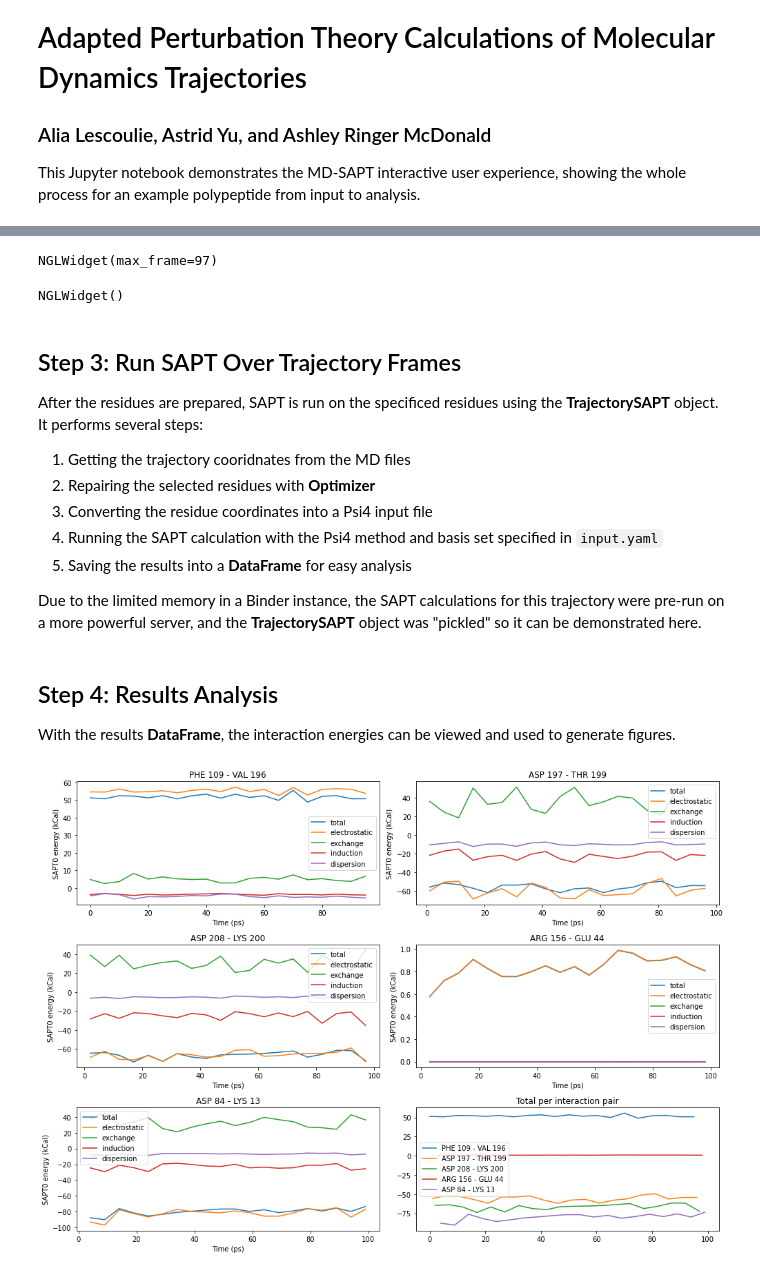
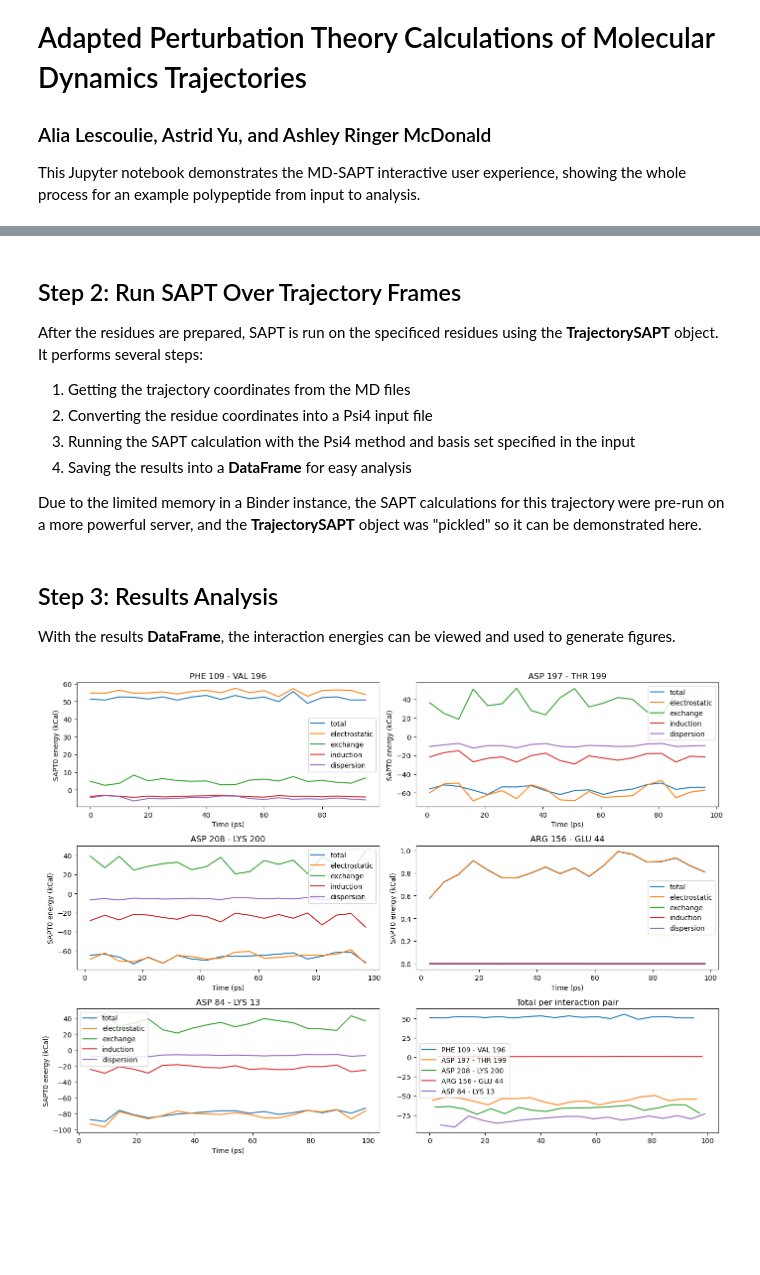
Before and after one commit to ALescoulie/MDSAPT_demo, a Jupyter notebook: MD-SAPT_demo.ipynb, the cells around one changed output, grey strips where cells are left out. Drawn from its saved outputs; the diff is of its cells as text; code cells hidden in the pictures; blank space fills up the shorter version.

Commit message:
Update to use mdsapt 2.0

````diff
--- a/MD-SAPT_demo.ipynb
+++ b/MD-SAPT_demo.ipynb
@@ -57,2 +78,2 @@ In python the input file is given to the **InputReader** which checks its validi
 # %%
-In = mdsapt.InputReader('input.yaml')
+config = mdsapt.load_from_yaml_file('input.yaml')
@@ -69,4 +90,4 @@ trajectory_settings:
 ```
 # %%
-In2 = mdsapt.InputReader('error_input.yaml')
+config = mdsapt.load_from_yaml_file('error_input.yaml')
 # %% [output]
@@ -97,48 +101,38 @@ Viewer also enables users to visualize the whole polypeptide as well as the inte
-# %%
-View.view_system()
-# %% [output]
-NGLWidget(max_frame=97)
-# %%
-View.view_optimized_interaction_pair(208, 200)
-# %% [output]
-NGLWidget()
 # %% [markdown]
-## Step 3: Run SAPT Over Trajectory Frames
+## Step 2: Run SAPT Over Trajectory Frames
 
 After the residues are prepared, SAPT is run on the specificed residues using the **TrajectorySAPT** object. It performs several steps:
-1. Getting the trajectory cooridnates from the MD files
-2. Repairing the selected residues with **Optimizer**
-3. Converting the residue coordinates into a Psi4 input file
-4. Running the SAPT calculation with the Psi4 method and basis set specified in `input.yaml`
-5. Saving the results into a **DataFrame** for easy analysis
+1. Getting the trajectory coordinates from the MD files
+2. Converting the residue coordinates into a Psi4 input file
+3. Running the SAPT calculation with the Psi4 method and basis set specified in the input
+4. Saving the results into a **DataFrame** for easy analysis
 
 Due to the limited memory in a Binder instance, the SAPT calculations for this trajectory were pre-run on a more powerful server, and the **TrajectorySAPT** object was "pickled" so it can be demonstrated here.
 # %%
 import pickle
+
+sapt_run = mdsapt.TrajectorySAPT(config)
 
 try:
     # SAPT takes a very long time! On a 32-core machine with 74GiB allocated,
     # it took about 2 hours. So, we pre-ran a TrajectorySAPT for this demo
     # notebook.
-    with open('sapt_run.pkl', 'rb') as file:
-        sapt_run = pickle.load(file)
+    with open('results.pkl', 'rb') as file:
+        results = pickle.load(file)
 
 except FileNotFoundError:
     # If you really want to run the entire SAPT yourself, delete sapt_run.pkl
     # and run this cell again.
-    sapt_run = mdsapt.TrajectorySAPT(In, Opt)
-    sapt_run.run(start=In.start, stop=In.stop, step=In.step)
-    with open('sapt_run.pkl', 'wb') as file:
-        pickle.dump(sapt_run, file)
+    sapt_run.run(start=config.analysis.start, stop=config.analysis.stop, step=config.analysis.step)
+    results = sapt_run.results
+    with open('results.pkl', 'wb') as file:
+        pickle.dump(results, file)
 # %% [markdown]
-## Step 4: Results Analysis
+## Step 3: Results Analysis
 
 With the results **DataFrame**, the interaction energies can be viewed and used to generate figures.
 # %%
 import matplotlib.pyplot as plt
-
-# Alias for convenience
-results = sapt_run.results
 
 # Generate 3x2 subplots
 fig, axs = plt.subplots(3, 2, figsize=(14, 10))
@@ -150,32 +144,32 @@ total_ax = axs[-1]
 
 residue_pairs = results['residues'].unique()
 
 total_ax.set_title('Total per interaction pair')
 
 for r_pair, ax in zip(residue_pairs, indiv_axs):
     # Filter the results by those associated with this pair.
     df = results.loc[results['residues'] == r_pair]
 
     # From the residue pair numbers, grab their amino acid names.
     a, b = map(int, r_pair.split('-'))
-    ra, rb = (Opt._resids[a].universe._topology.resnames.values[int(k) - 1] for k in (a, b))
+    ra, rb = (sapt_run._unv._topology.resnames.values[int(k) - 1] for k in (a, b))
     i_name = f'{ra} {a} - {rb} {b}'
 
     # Plot individual interactions on their own subplots.
     ax.set_title(i_name)
     ax.set_xlabel('Time (ps)')
     ax.set_ylabel('SAPT0 energy (kCal)')
     for key in ['total', 'electrostatic', 'exchange', 'induction', 'dispersion']:
         ax.plot(df[key], label=key)
 
     # Plot total interactions on the aggregated axis.
     total_ax.plot(df['total'], label=i_name)
 
 # Draw legends per-axis.
 for ax in axs:
     ax.legend()
 
 fig.tight_layout()
 plt.show()
 # %% [output]
-[figure, old version]
+[figure, new version]
````
Also changed, not shown: parts of 11 cells of this notebook, 6 other files.
